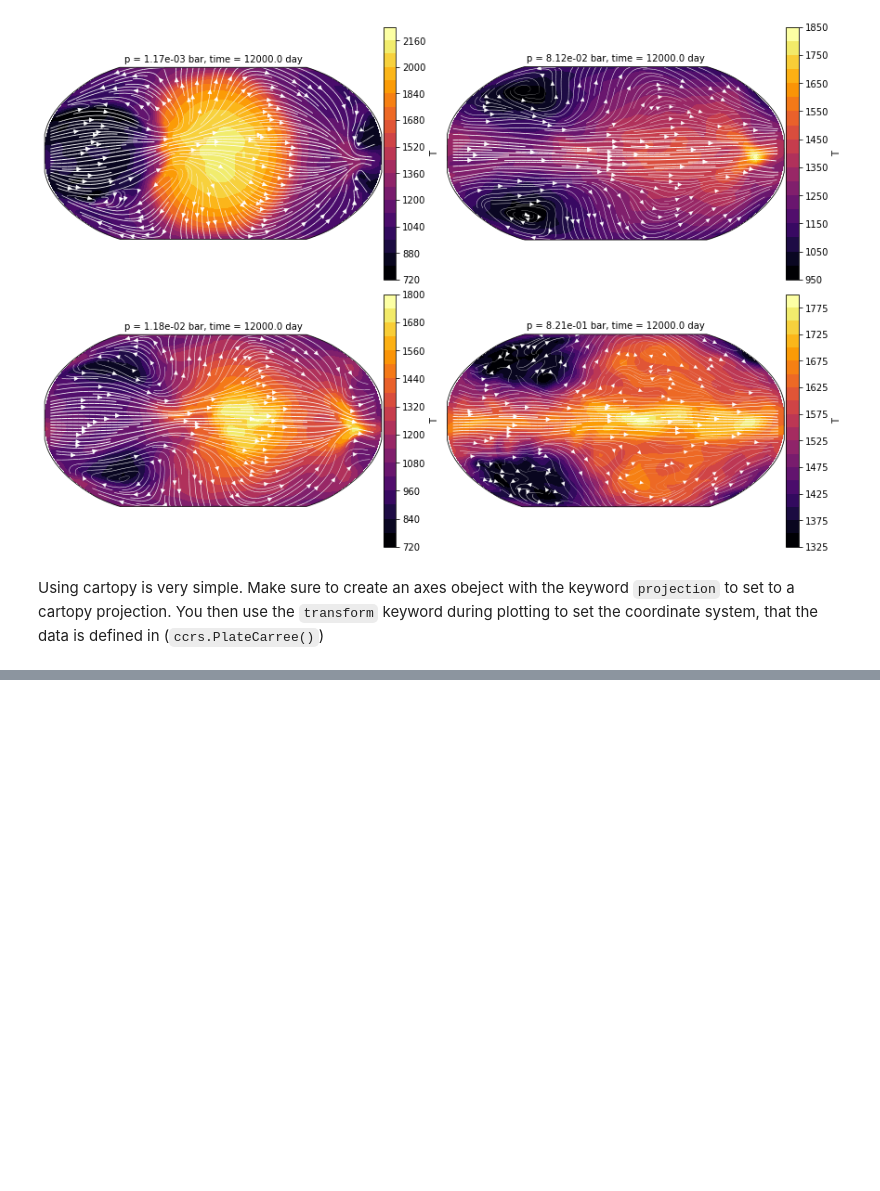
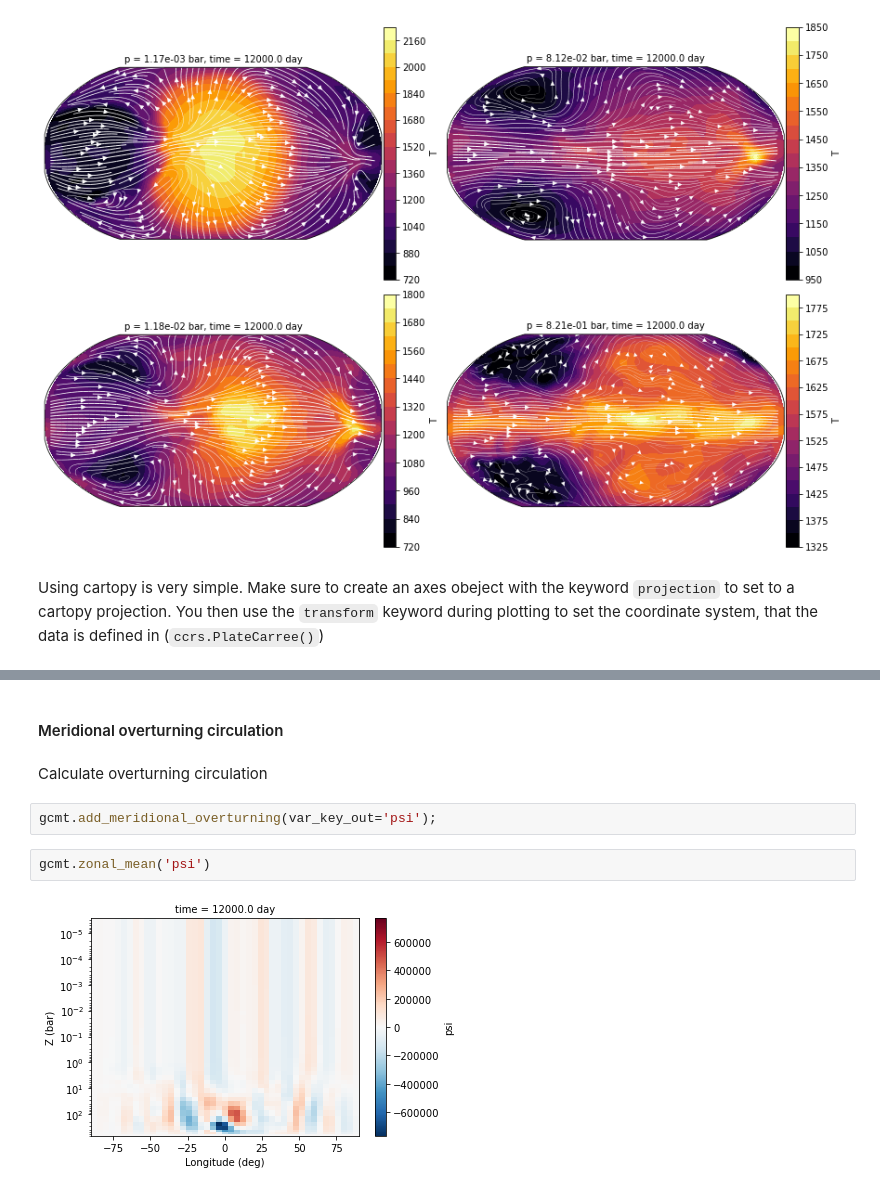
Before and after one commit to exorad/gcm_toolkit, a Jupyter notebook: doc/source/notebooks/demo.ipynb, the cells around one changed output, grey strips where cells are left out. Drawn from its saved outputs; the diff is of its cells as text; blank space fills up the shorter version.

Commit message:
Add function that implements the calculation of meridional overturning circulation add_meridional_overturning

```diff
--- a/doc/source/notebooks/demo.ipynb
+++ b/doc/source/notebooks/demo.ipynb
@@ -89,0 +94,10 @@ You then use the `transform` keyword during plotting to set the coordinate syste
+# %% [markdown]
+#### Meridional overturning circulation
+# %% [markdown]
+Calculate overturning circulation
+# %%
+gcmt.add_meridional_overturning(var_key_out='psi');
+# %%
+gcmt.zonal_mean('psi')
+# %% [output]
+[figure, added]
```
Also changed, not shown: parts of 11 cells of this notebook, 3 other files.
